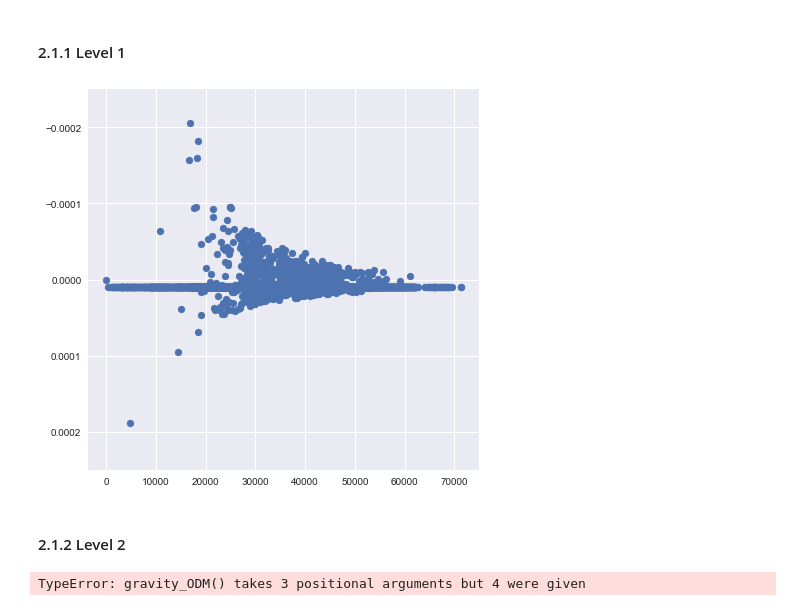
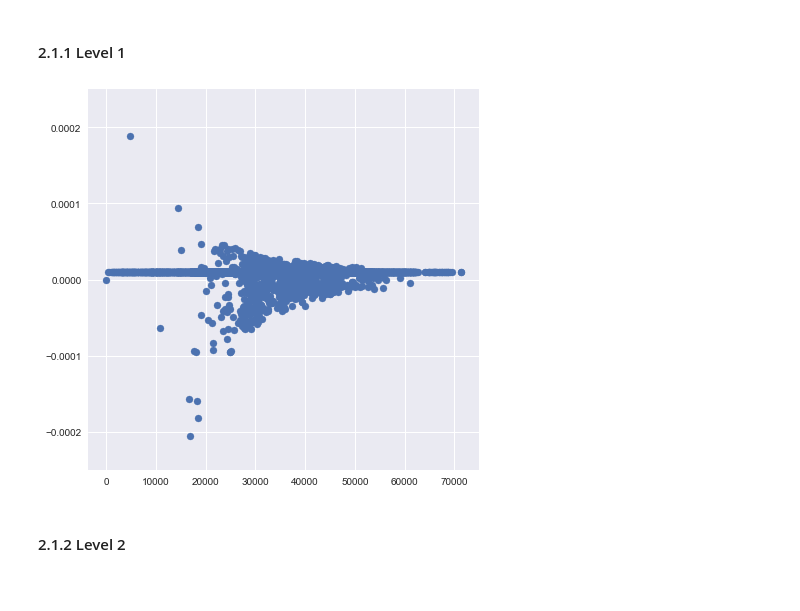
Before and after one commit to jbremz/human_mob, a Jupyter notebook: Notebooks/Ilaria's Log/Week 12.ipynb, the cells around one changed output. Drawn from its saved outputs; the diff is of its cells as text; code cells hidden in the pictures.

Commit message:
epsilon plots

```diff
--- a/Notebooks/Ilaria's Log/Week 12.ipynb
+++ b/Notebooks/Ilaria's Log/Week 12.ipynb
@@ -87,20 +87,18 @@ eps_level_1 = eps_scale.epsilon(levels, 1, gamma, lon_df)
 # %%
 width = 7
 height = 7
 plt.figure(figsize=(width, height))
 x = eps_scale.cluster_population(level_1).DM[100][1:] #distance of location 20 with all the others
 y = eps_level_1[100][1:]
-plt.ylim(0.00025, -0.00025)
+plt.ylim(-0.00025, 0.00025)
 plt.scatter(x, y)
 plt.show()
 # %% [output]
-[figure, old version]
+[figure, new version]
 # %% [markdown]
 #### 2.1.2 Level 2
 # %%
-eps_level_2 = eps_scale.epsilon(levels, 1, gamma, lon_df)
+eps_level_2 = eps_scale.epsilon(levels, 2, gamma)
-# %% [output]
-TypeError: gravity_ODM() takes 3 positional arguments but 4 were given
 # %%
 width = 7
 height = 7
```
Also changed, not shown: parts of 7 cells of this notebook.
